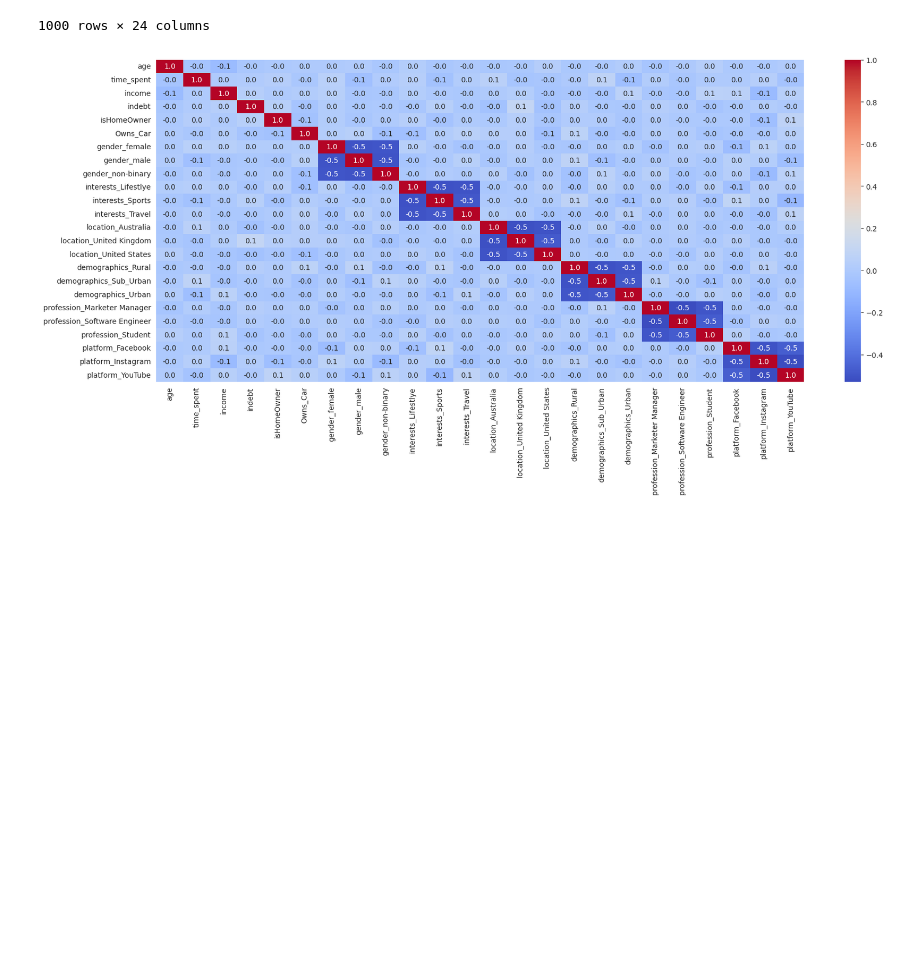
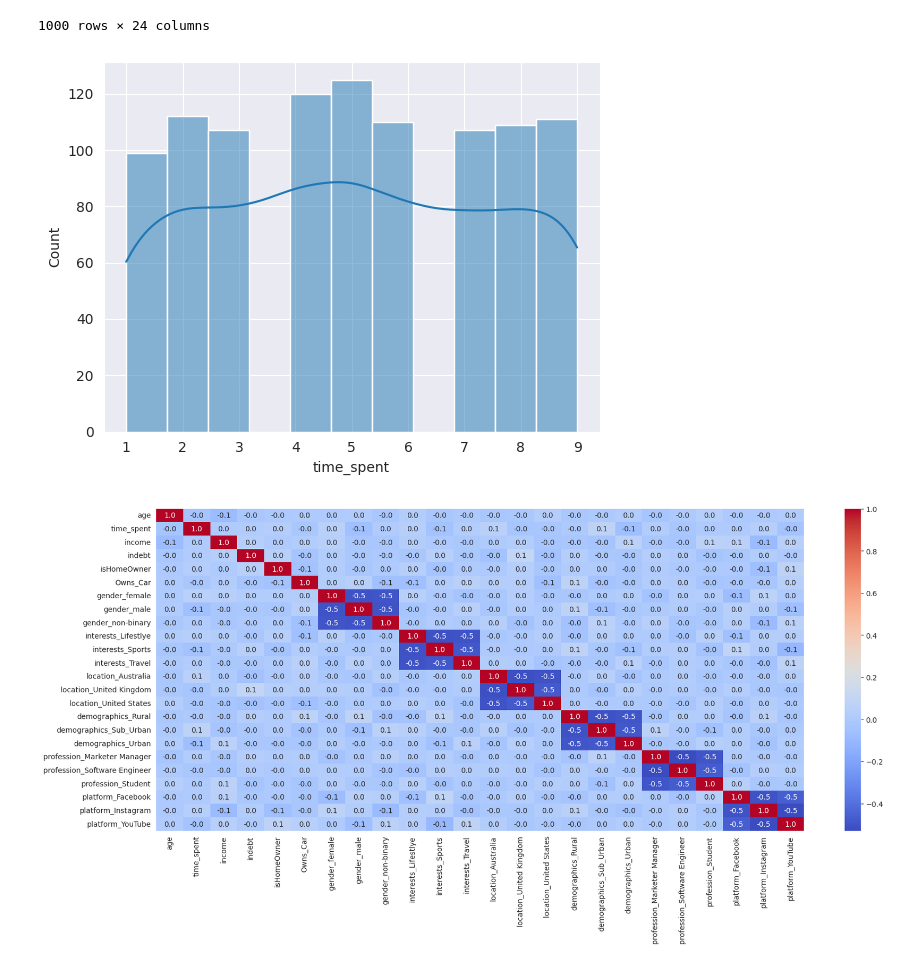
Before and after one commit to chrfthr/social-media-time-pred, a Jupyter notebook: notebook.ipynb, the cells around one changed output. Cells and saved outputs as stored; diff of their text form; code cells hidden in the pictures; blank space fills up the shorter version.

```diff
--- a/notebook.ipynb
+++ b/notebook.ipynb
@@ -77,6 +82,13 @@ df_enc
 | 998 | 61 | 4 | 16273 | True | True | False | True | False | ... |
 | 999 | 19 | 8 | 16284 | False | True | False | True | False | ... |
 1000 rows × 24 columns
+# %%
+# histogram of time_spent
+#plt.figure(figsize = (20,8))
+sns.histplot(df_enc['time_spent'], kde=True)
+plt.show()
+# %% [output]
+[figure, added]
 # %%
 # correlation matrix
 corr = df_enc.corr()
```
Also changed, not shown: parts of 16 cells of this notebook, 1 other file.
